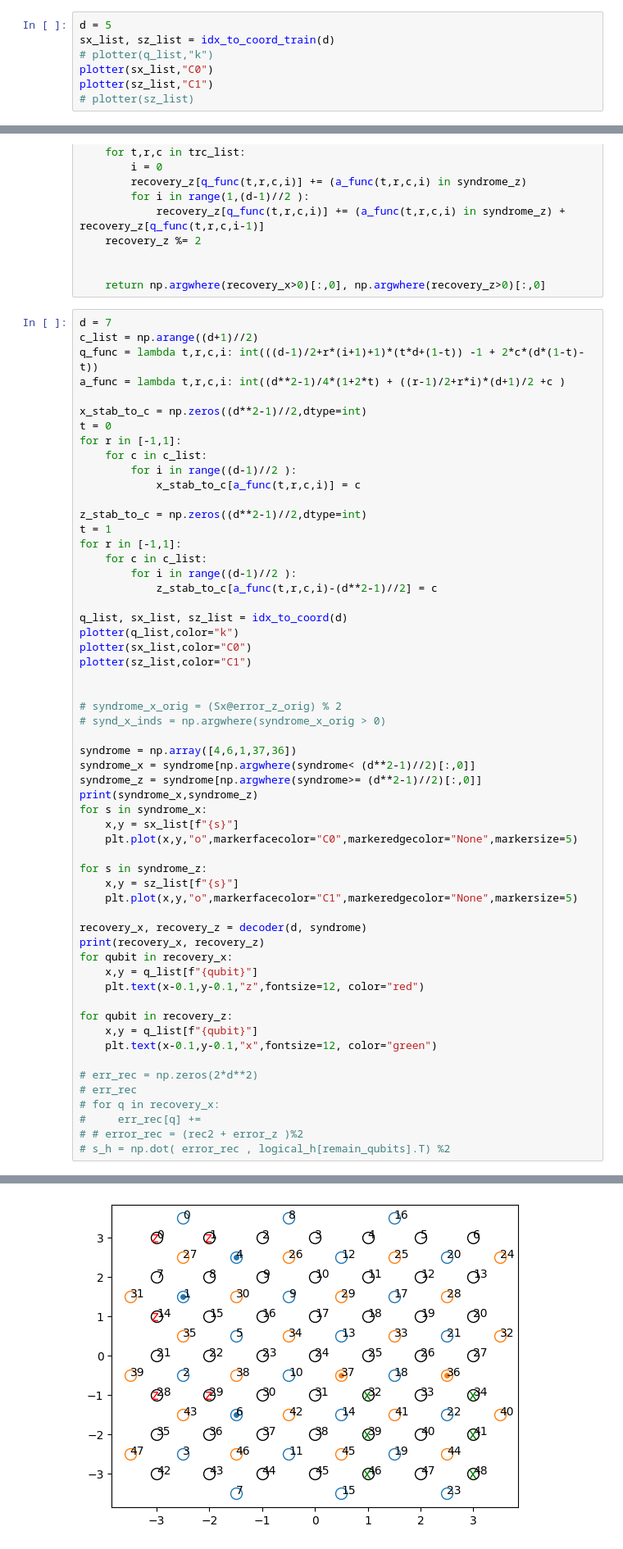
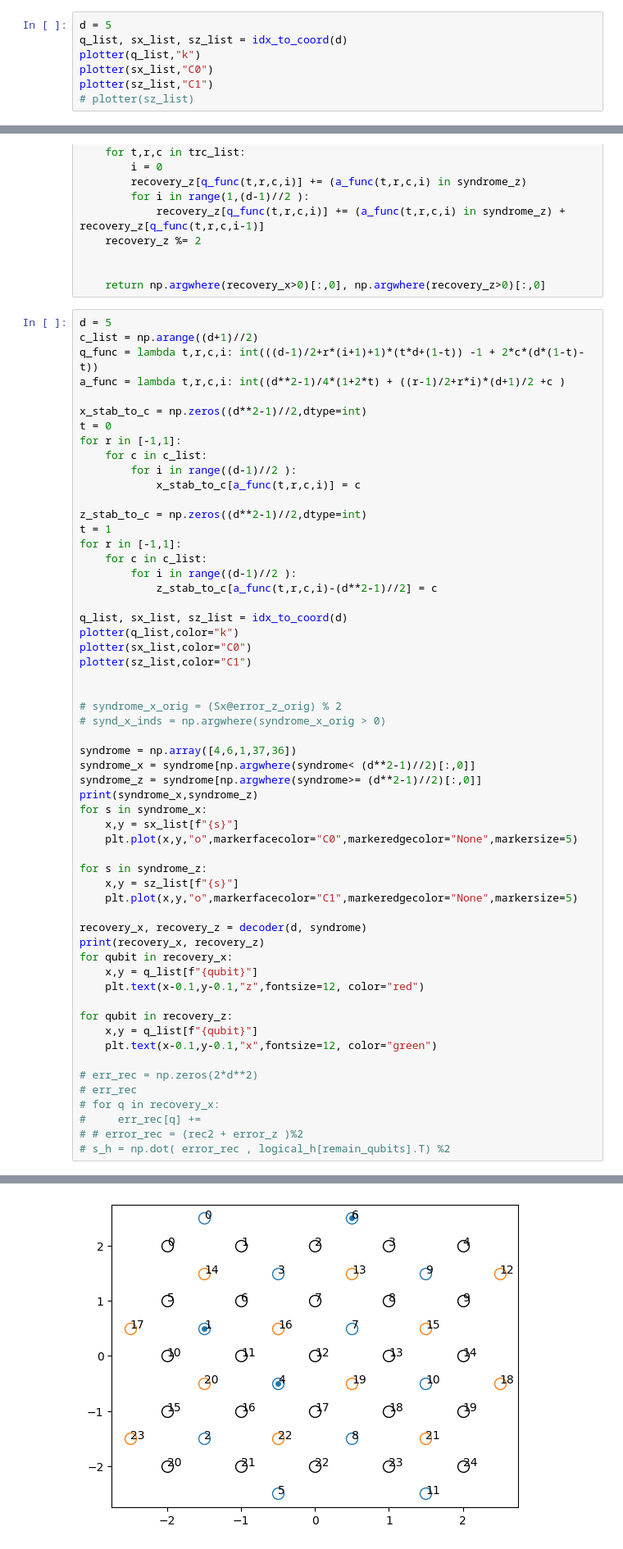
Before and after one commit to hassan-shap/MLqec, a Jupyter notebook: sc_simple_decoder.ipynb, the cells around one changed output, grey strips where cells are left out. Shown at 82% size. Cells and saved outputs as stored; diff of their text form.

```diff
--- a/sc_simple_decoder.ipynb
+++ b/sc_simple_decoder.ipynb
@@ -157,8 +157,8 @@ def idx_to_coord_train(d):
     return pos_x, pos_y
 # %%
 d = 5
-sx_list, sz_list = idx_to_coord_train(d)
-# plotter(q_list,"k")
+q_list, sx_list, sz_list = idx_to_coord(d)
+plotter(q_list,"k")
 plotter(sx_list,"C0")
 plotter(sz_list,"C1")
 # plotter(sz_list)
@@ -287,7 +285,7 @@ def decoder(d, syndrome):
 
     return np.argwhere(recovery_x>0)[:,0], np.argwhere(recovery_z>0)[:,0]
 # %%
-d = 7
+d = 5
 c_list = np.arange((d+1)//2)
 q_func = lambda t,r,c,i: int(((d-1)/2+r*(i+1)+1)*(t*d+(1-t)) -1 + 2*c*(d*(1-t)-t))
 a_func = lambda t,r,c,i: int((d**2-1)/4*(1+2*t) + ((r-1)/2+r*i)*(d+1)/2 +c )
@@ -349,4 +347,4 @@ for qubit in recovery_z:
-[figure, old version]
+[figure, new version]
 # %%
 d = 5
 c_list = np.arange((d+1)//2)
```
Also changed, not shown: parts of 12 cells of this notebook, 3 other files.
